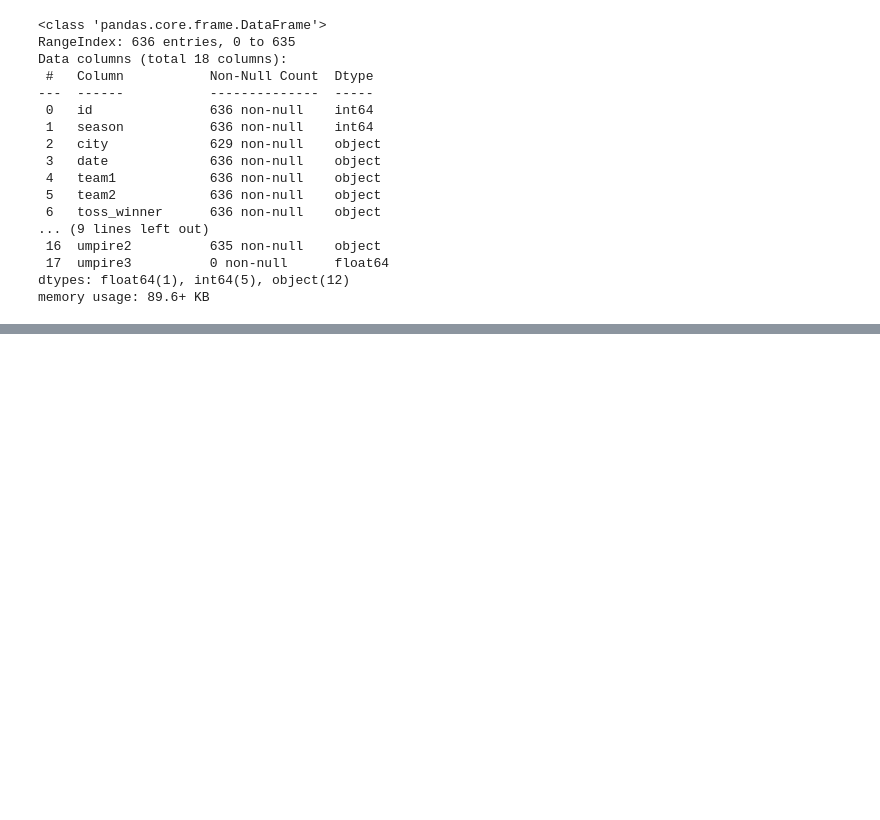
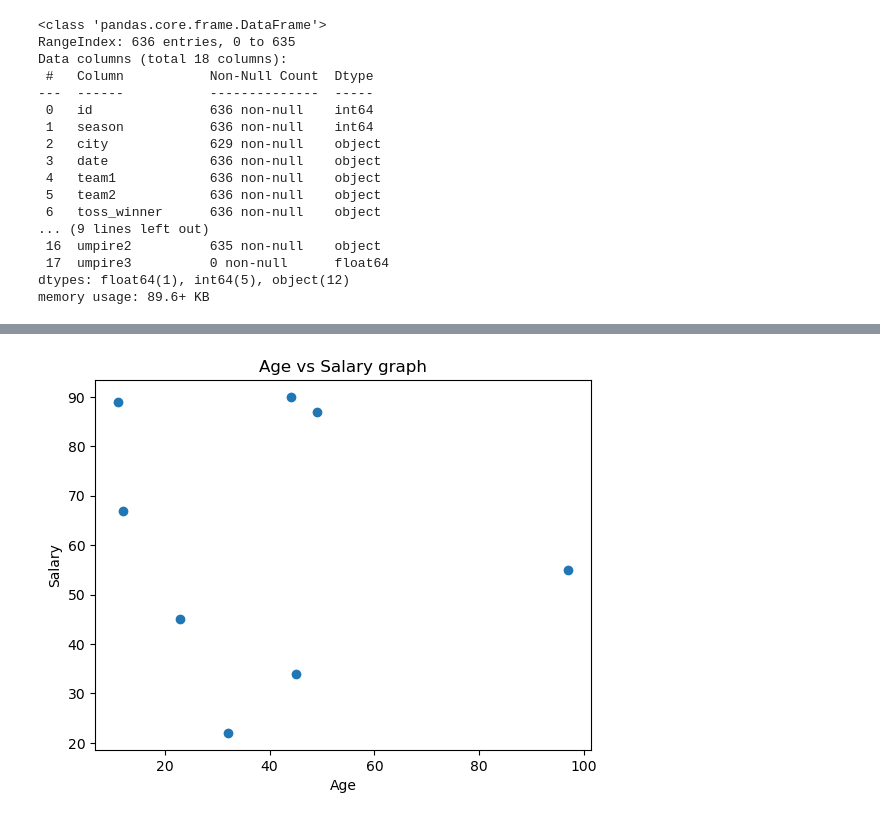
Before and after one commit to visyuvi/PreReqForDataScience, a Jupyter notebook: pandas/IPL anlysis.ipynb, the cells around one changed output, grey strips where cells are left out. Cells and saved outputs as stored; diff of their text form; code cells hidden in the pictures; blank space fills up the shorter version.

```diff
--- a/pandas/IPL anlysis.ipynb
+++ b/pandas/IPL anlysis.ipynb
@@ -854,0 +872,11 @@ df.fillna(method='ffill') #fill with previous value
+# %%
+x=[23,45,12,49,97,32,11,44]
+y=[45,34,67,87,55,22,89,90]
+
+plt.scatter(x,y)
+plt.xlabel('Age')
+plt.ylabel('Salary')
+plt.title('Age vs Salary graph')
+plt.show()
+# %% [output]
+[figure, added]
```
Also changed, not shown: parts of 25 cells of this notebook.
